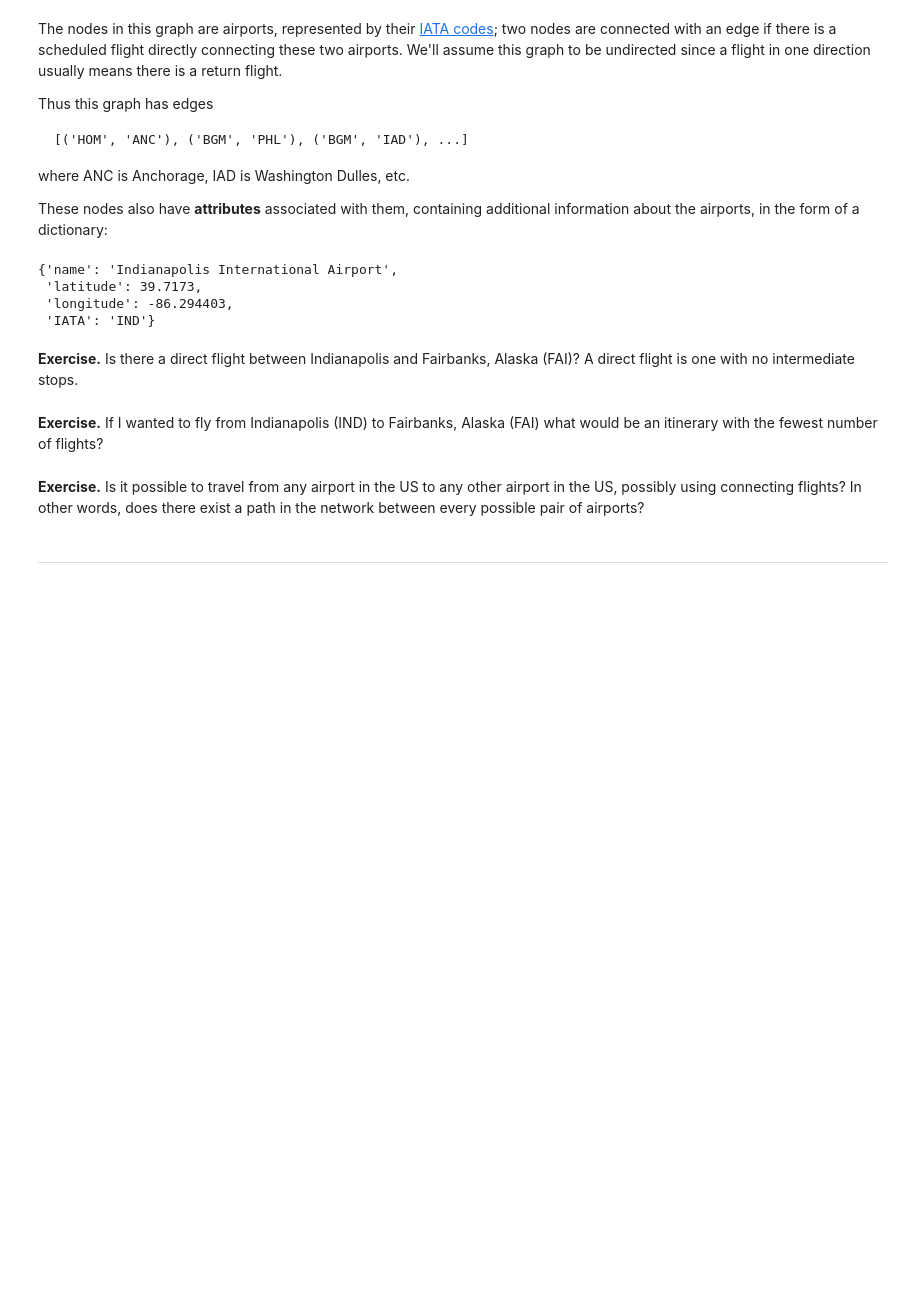
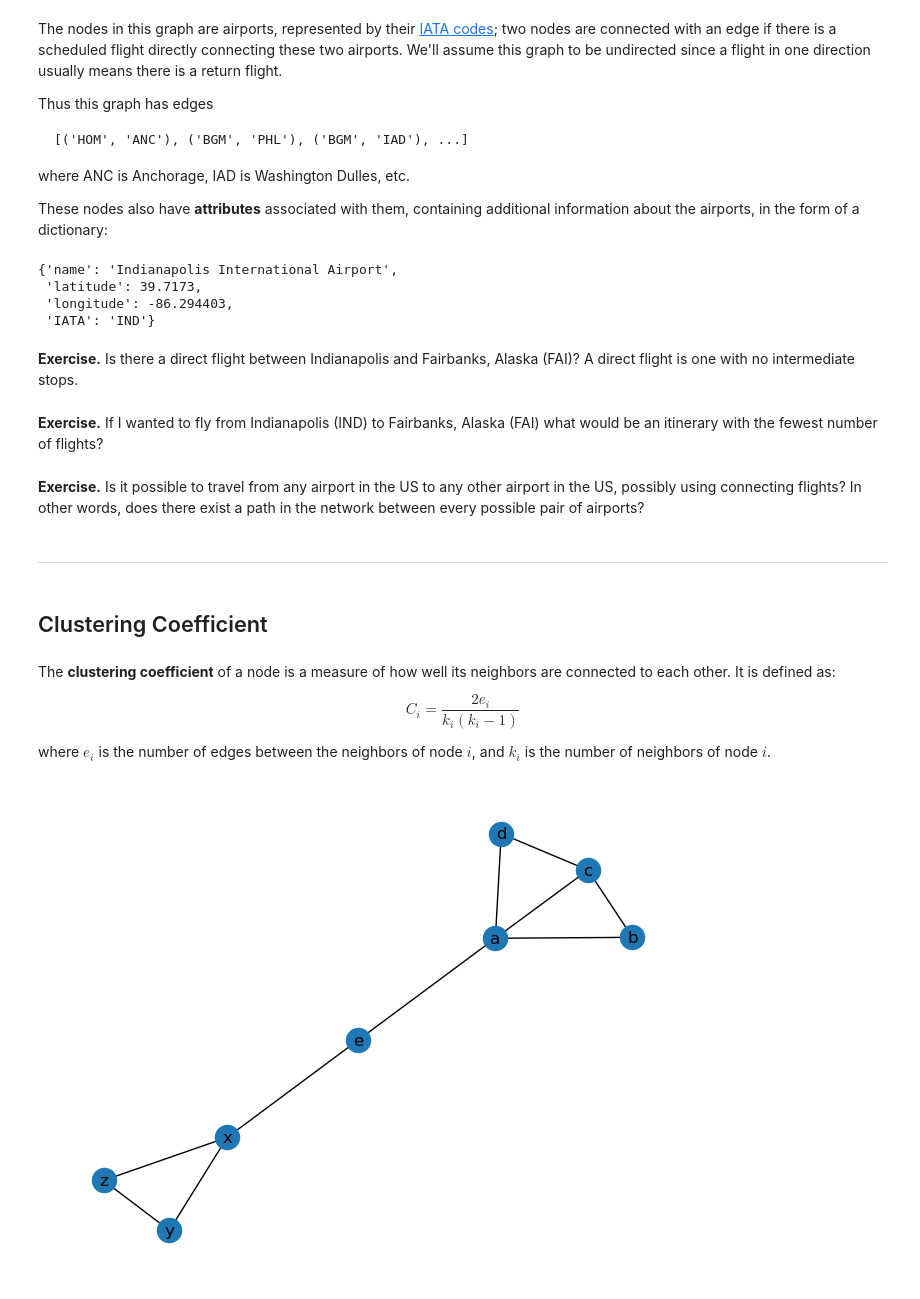
Before and after one commit to daniprec/BAM-Applied-Math-Lab, a Jupyter notebook: sessions/s07_networks/networkx_fundamentals.ipynb, the cells around one changed output. Cells and saved outputs as stored; diff of their text form; code cells hidden in the pictures; blank space fills up the shorter version.

```diff
--- a/sessions/s07_networks/networkx_fundamentals.ipynb
+++ b/sessions/s07_networks/networkx_fundamentals.ipynb
@@ -270,3 +270,38 @@ G.nodes["IND"]
 **Exercise.** Is it possible to travel from any airport in the US to any other airport in the US, possibly using connecting flights? In other words, does there exist a path in the network between every possible pair of airports?
 # %% [markdown]
 ---
+# %% [markdown]
+## Clustering Coefficient
+# %% [markdown]
+The **clustering coefficient** of a node is a measure of how well its neighbors are connected to each other. It is defined as:
+
+$$
+C_i = \frac{2e_i}{k_i(k_i - 1)}
+$$
+
+where $e_i$ is the number of edges between the neighbors of node $i$, and $k_i$ is the number of neighbors of node $i$.
+# %%
+# Initialize an empty graph
+G = nx.Graph()
+
+# Add edges
+G.add_edges_from(
+    [
+        ("a", "b"),
+        ("b", "c"),
+        ("c", "d"),
+        ("d", "a"),
+        ("a", "e"),
+        ("c", "a"),
+        ("x", "y"),
+        ("y", "z"),
+        ("z", "x"),
+        ("e", "x"),
+    ]
+)
+
+# Draw the graph
+nx.draw(G, with_labels=True)
+plt.show()
+# %% [output]
+[figure, added]
```
Also changed, not shown: parts of 11 cells of this notebook, 1 other file.
